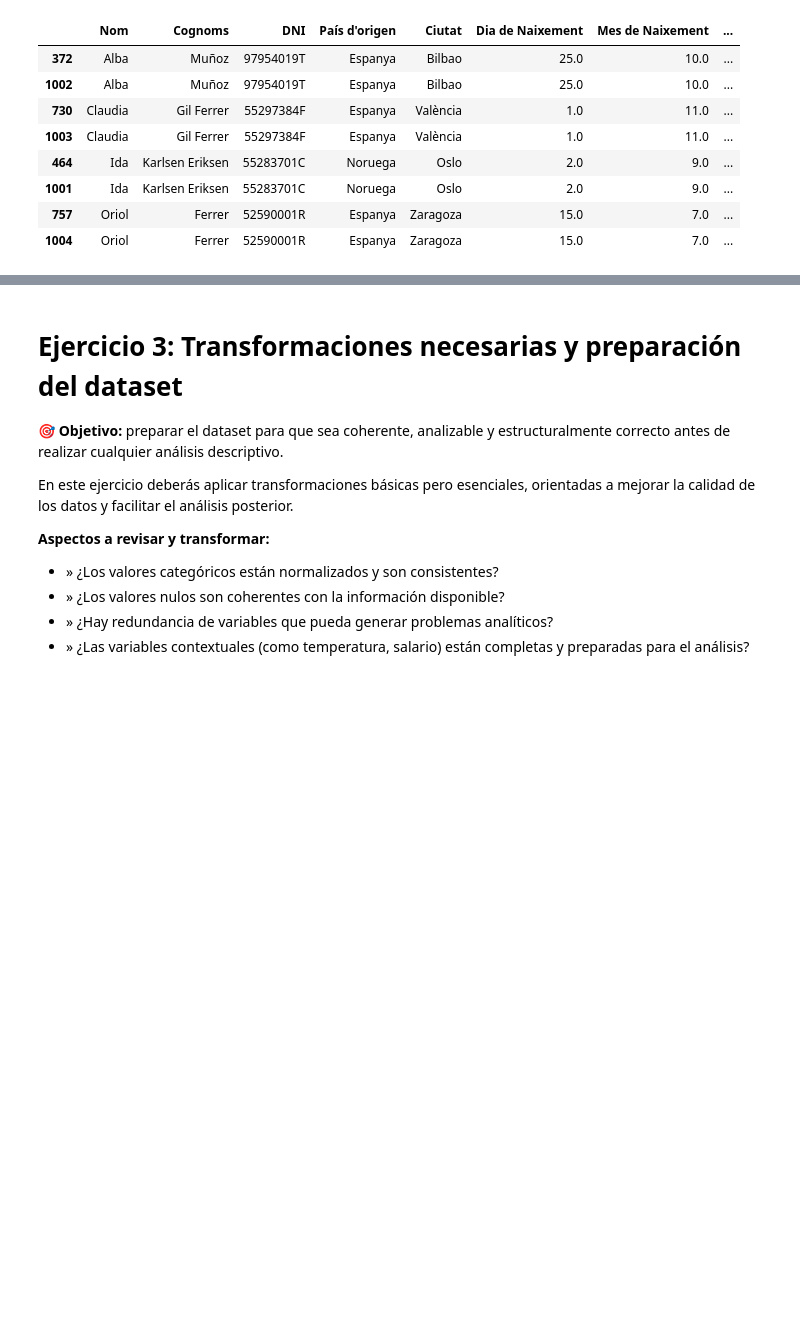
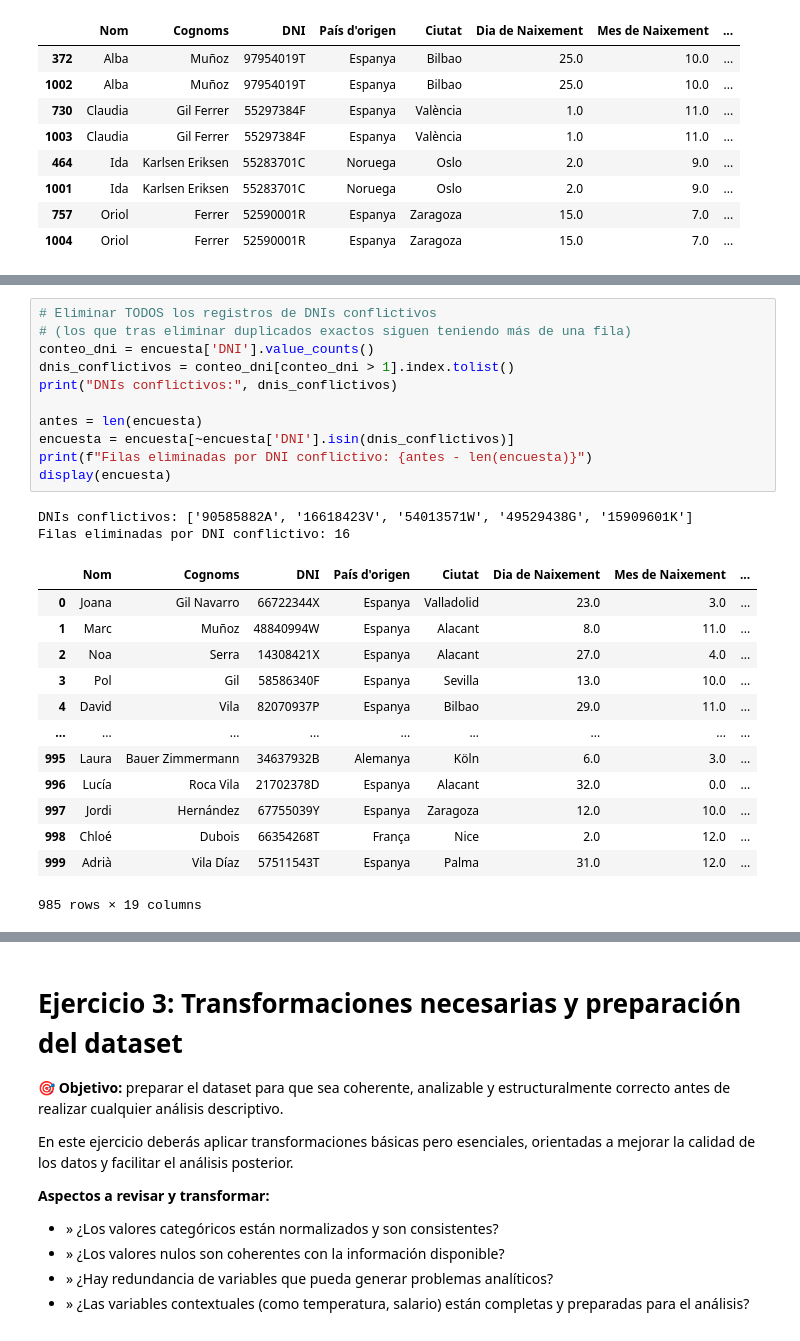
Before and after one commit to AlejandroNPereyra/Sprint-8---Data-Analysis, a Jupyter notebook: Sprint_8.ipynb, the cells around one changed output, grey strips where cells are left out. Cells and saved outputs as stored; diff of their text form; blank space fills up the shorter version.

```diff
--- a/Sprint_8.ipynb
+++ b/Sprint_8.ipynb
@@ -328,0 +438,27 @@ Filas sin identidad mínima: 1
+# %%
+# Eliminar TODOS los registros de DNIs conflictivos
+# (los que tras eliminar duplicados exactos siguen teniendo más de una fila)
+conteo_dni = encuesta['DNI'].value_counts()
+dnis_conflictivos = conteo_dni[conteo_dni > 1].index.tolist()
+print("DNIs conflictivos:", dnis_conflictivos)
+
+antes = len(encuesta)
+encuesta = encuesta[~encuesta['DNI'].isin(dnis_conflictivos)]
+print(f"Filas eliminadas por DNI conflictivo: {antes - len(encuesta)}")
+display(encuesta)
+# %% [output]
+DNIs conflictivos: ['90585882A', '16618423V', '54013571W', '49529438G', '15909601K']
+Filas eliminadas por DNI conflictivo: 16
+|  | Nom | Cognoms | DNI | País d'origen | Ciutat | Dia de Naixement | Mes de Naixement | ... |
+| 0 | Joana | Gil Navarro | 66722344X | Espanya | Valladolid | 23.0 | 3.0 | ... |
+| 1 | Marc | Muñoz | 48840994W | Espanya | Alacant | 8.0 | 11.0 | ... |
+| 2 | Noa | Serra | 14308421X | Espanya | Alacant | 27.0 | 4.0 | ... |
+| 3 | Pol | Gil | 58586340F | Espanya | Sevilla | 13.0 | 10.0 | ... |
+| 4 | David | Vila | 82070937P | Espanya | Bilbao | 29.0 | 11.0 | ... |
+| ... | ... | ... | ... | ... | ... | ... | ... | ... |
+| 995 | Laura | Bauer Zimmermann | 34637932B | Alemanya | Köln | 6.0 | 3.0 | ... |
+| 996 | Lucía | Roca Vila | 21702378D | Espanya | Alacant | 32.0 | 0.0 | ... |
+| 997 | Jordi | Hernández | 67755039Y | Espanya | Zaragoza | 12.0 | 10.0 | ... |
+| 998 | Chloé | Dubois | 66354268T | França | Nice | 2.0 | 12.0 | ... |
+| 999 | Adrià | Vila Díaz | 57511543T | Espanya | Palma | 31.0 | 12.0 | ... |
+985 rows × 19 columns
```
Also changed, not shown: parts of 81 cells of this notebook.
